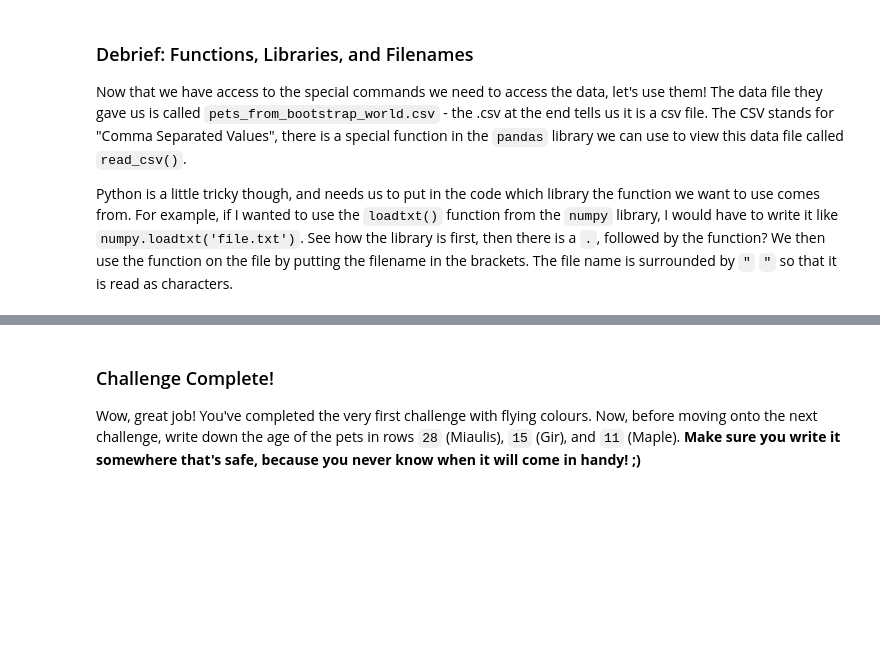
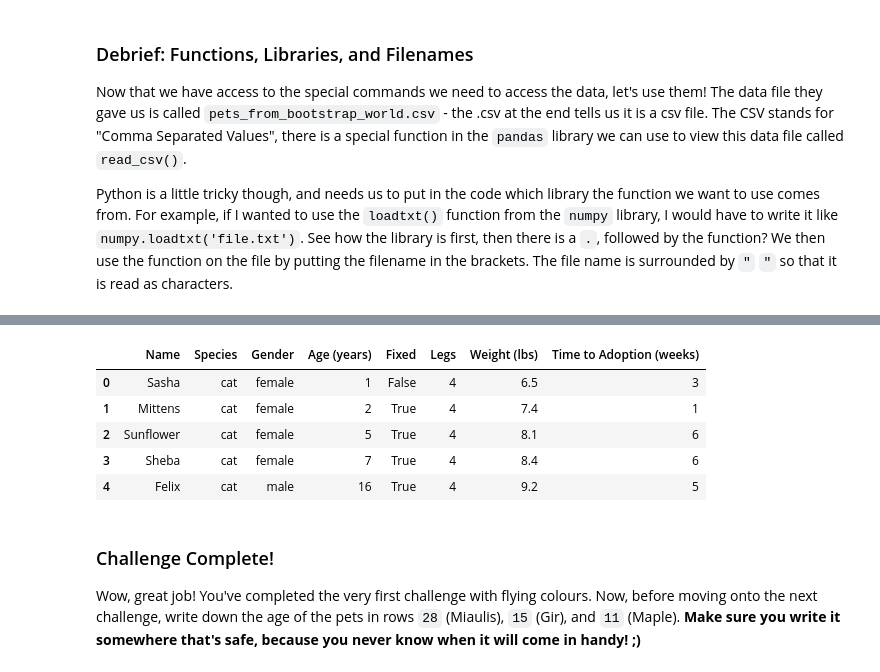
Before and after one commit to callysto/hackathon, a Jupyter notebook: SustainabilityOnMars/GuidedNotebooks/pets-in-space/pets-in-space.ipynb, the cells around one changed output, grey strips where cells are left out. Saved outputs shown, nothing was run; the diff lists cells and outputs as text; code cells hidden in the pictures; blank space fills up the shorter version.

```diff
--- a/SustainabilityOnMars/GuidedNotebooks/pets-in-space/pets-in-space.ipynb
+++ b/SustainabilityOnMars/GuidedNotebooks/pets-in-space/pets-in-space.ipynb
@@ -54,3 +76,12 @@ pandas.
+# %%
+pandas.read_csv("pets_from_bootstrap_world.csv").head()
+# %% [output]
+|  | Name | Species | Gender | Age (years) | Fixed | Legs | Weight (lbs) | Time to Adoption (weeks) |
+| 0 | Sasha | cat | female | 1 | False | 4 | 6.5 | 3 |
+| 1 | Mittens | cat | female | 2 | True | 4 | 7.4 | 1 |
+| 2 | Sunflower | cat | female | 5 | True | 4 | 8.1 | 6 |
+| 3 | Sheba | cat | female | 7 | True | 4 | 8.4 | 6 |
+| 4 | Felix | cat | male | 16 | True | 4 | 9.2 | 5 |
 # %% [markdown]
 ### Challenge Complete!
 Wow, great job! You've completed the very first challenge with flying colours. Now, before moving onto the next challenge, write down the age of the pets in rows `28` (Miaulis), `15` (Gir), and `11` (Maple). **Make sure you write it somewhere that's safe, because you never know when it will come in handy! ;)**
```
Also changed, not shown: parts of 22 cells of this notebook, 1 other file.
